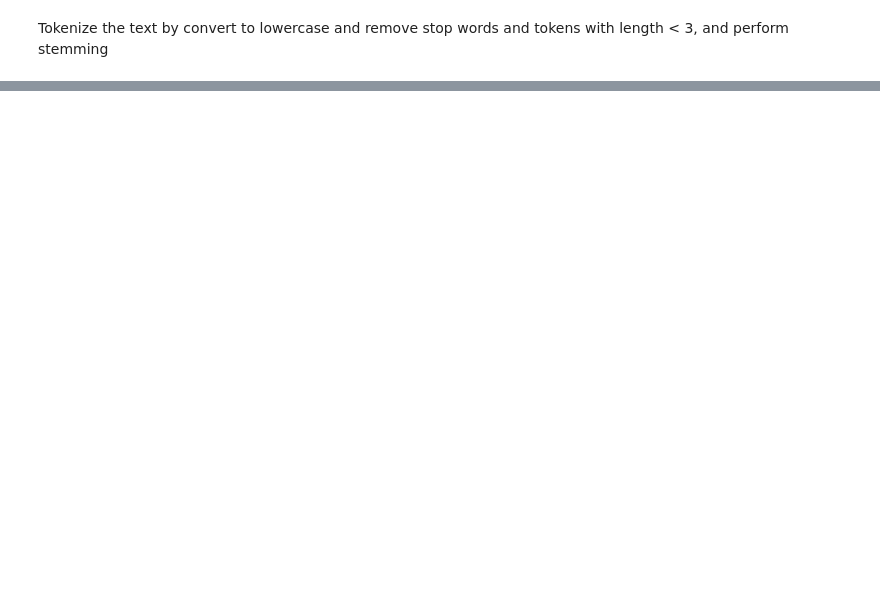
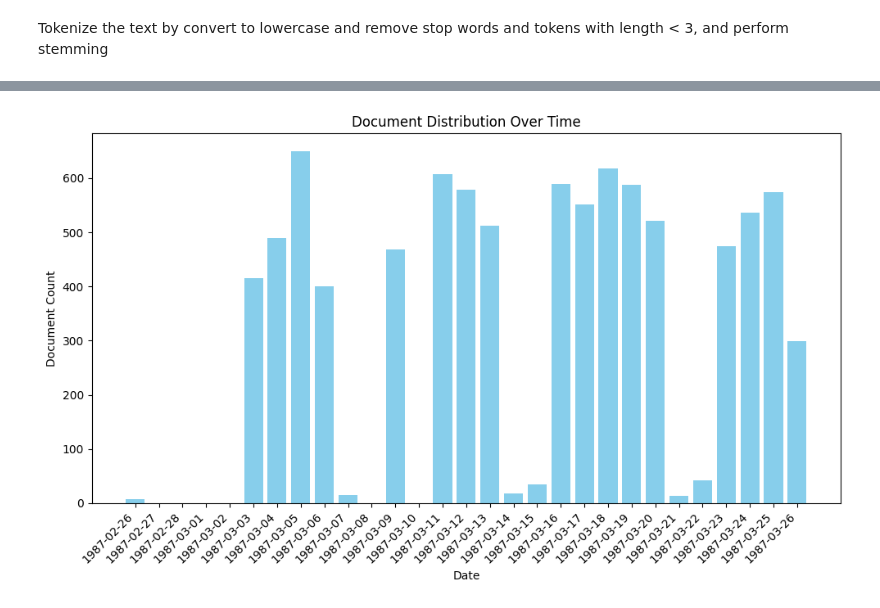
Before and after one commit to Emad-Almassri/information-retrieval-final-project, a Jupyter notebook: indixing.ipynb, the cells around one changed output, grey strips where cells are left out. Saved outputs shown, nothing was run; the diff lists cells and outputs as text; code cells hidden in the pictures; blank space fills up the shorter version.

```diff
--- a/indixing.ipynb
+++ b/indixing.ipynb
@@ -293,0 +361,33 @@ Suggestions for 'BAHIA COCOA ':
+# %%
+
+
+def get_document_distribution_over_time():
+    distribution_query = {
+        "aggs": {
+            "documents_over_time": {
+                "date_histogram": {
+                    "field": "Date",
+                    "fixed_interval": "1d",
+                    "format": "dd-MMM-yyyy HH:mm:ss.SSS",
+                    "order": {"_key": "asc"}
+                }
+            }
+        }
+    }
+
+    results = es.search(index=index_name, body=distribution_query)
+
+    document_distribution = [
+        {
+            'date': datetime.strptime(bucket['key_as_string'], "%d-%b-%Y %H:%M:%S.%f"),
+            'count': bucket['doc_count']
+        }
+        for bucket in results['aggregations']['documents_over_time']['buckets']
+    ]
+
+    return document_distribution
+
+
+time_distribution = get_document_distribution_over_time()
+for entry in time_distribution:
+    print(f"Date: {entry['date'].strftime('%Y-%m-%d')} - Document Count: {entry['count']}")
@@ -293,0 +412,14 @@ Suggestions for 'BAHIA COCOA ':
+# %%
+dates = [entry['date'].strftime('%Y-%m-%d') for entry in time_distribution]
+counts = [entry['count'] for entry in time_distribution]
+
+plt.figure(figsize=(10, 6))
+plt.bar(dates, counts, color='skyblue')
+plt.xlabel('Date')
+plt.ylabel('Document Count')
+plt.title('Document Distribution Over Time')
+plt.xticks(rotation=45, ha='right')
+plt.tight_layout()
+plt.show()
+# %% [output]
+[figure, added]
```
Also changed, not shown: parts of 10 cells of this notebook, 5 other files.
